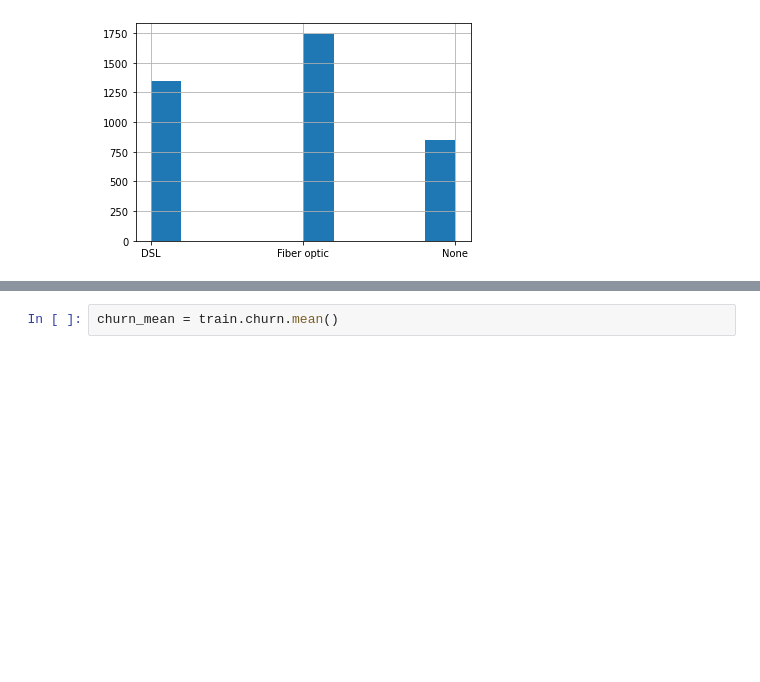
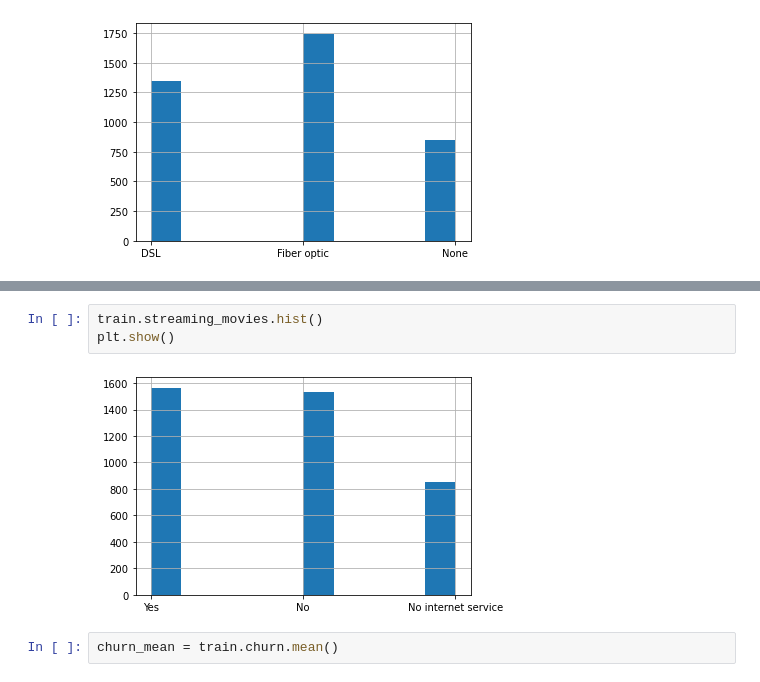
Before and after one commit to NSharick/classification-project, a Jupyter notebook: classification_project_exploration_notebook.ipynb, the cells around one changed output, grey strips where cells are left out. Saved outputs shown, nothing was run; the diff lists cells and outputs as text; blank space fills up the shorter version.

```diff
--- a/classification_project_exploration_notebook.ipynb
+++ b/classification_project_exploration_notebook.ipynb
@@ -341,3 +369,8 @@ plt.show()
+# %%
+train.streaming_movies.hist()
+plt.show()
+# %% [output]
+[figure, added]
 # %%
 churn_mean = train.churn.mean()
 # %%
```
Also changed, not shown: parts of 106 cells of this notebook, 1 other file.
